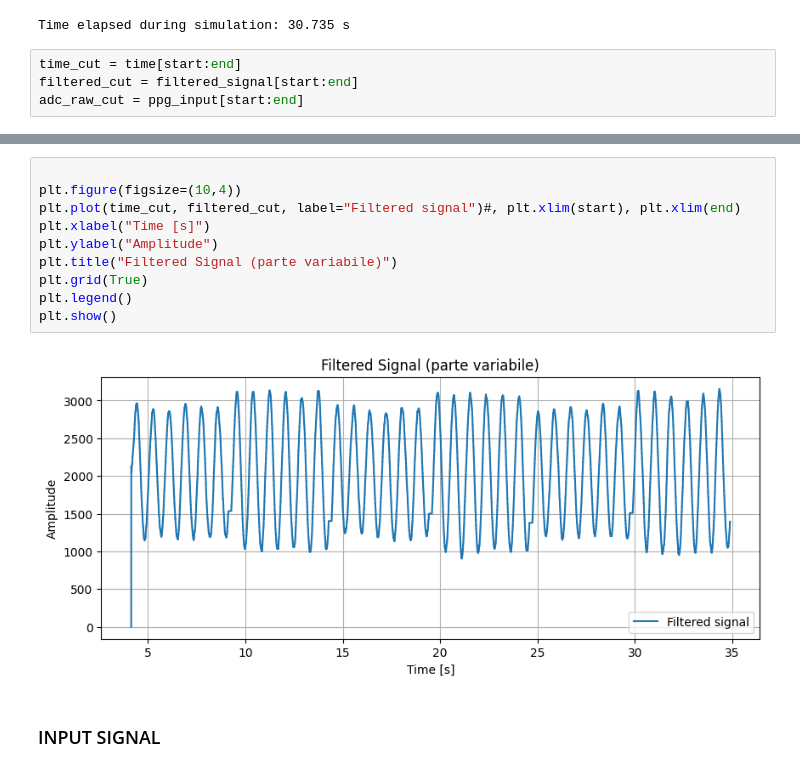
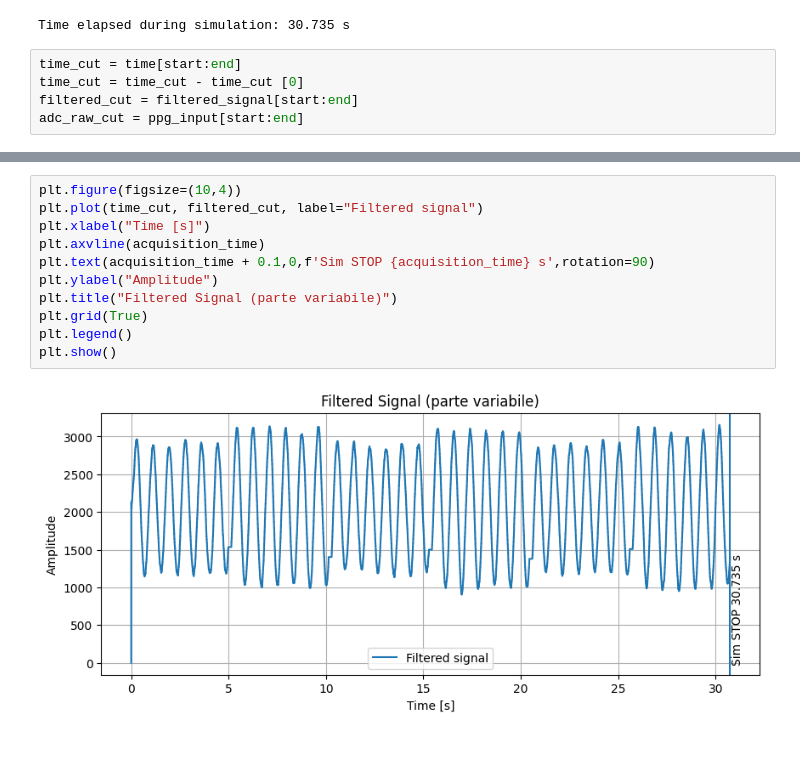
Before and after one commit to Tonyb94/PPG-Signal-Processing, a Jupyter notebook: offline_analysis/notebooks/filter_design.ipynb, the cells around one changed output, grey strips where cells are left out. Saved outputs shown, nothing was run; the diff lists cells and outputs as text.

Commit message:
modified filter_design

```diff
--- a/offline_analysis/notebooks/filter_design.ipynb
+++ b/offline_analysis/notebooks/filter_design.ipynb
@@ -33,5 +32,6 @@ print(f'Time elapsed during simulation: {acquisition_time} s')
 Time elapsed during simulation: 30.735 s
 # %%
 time_cut = time[start:end]
+time_cut = time_cut - time_cut [0]
 filtered_cut = filtered_signal[start:end]
 adc_raw_cut = ppg_input[start:end]
@@ -38,14 +53,13 @@ adc_raw_cut = ppg_input[start:end]
 # %%
-
 plt.figure(figsize=(10,4))
-plt.plot(time_cut, filtered_cut, label="Filtered signal")#, plt.xlim(start), plt.xlim(end)
+plt.plot(time_cut, filtered_cut, label="Filtered signal")
 plt.xlabel("Time [s]")
+plt.axvline(acquisition_time)
+plt.text(acquisition_time + 0.1,0,f'Sim STOP {acquisition_time} s',rotation=90)
 plt.ylabel("Amplitude")
 plt.title("Filtered Signal (parte variabile)")
 plt.grid(True)
 plt.legend()
 plt.show()
 # %% [output]
-[figure, old version]
+[figure, new version]
-# %% [markdown]
-### INPUT SIGNAL ###
```
Also changed, not shown: parts of 4 cells of this notebook.
